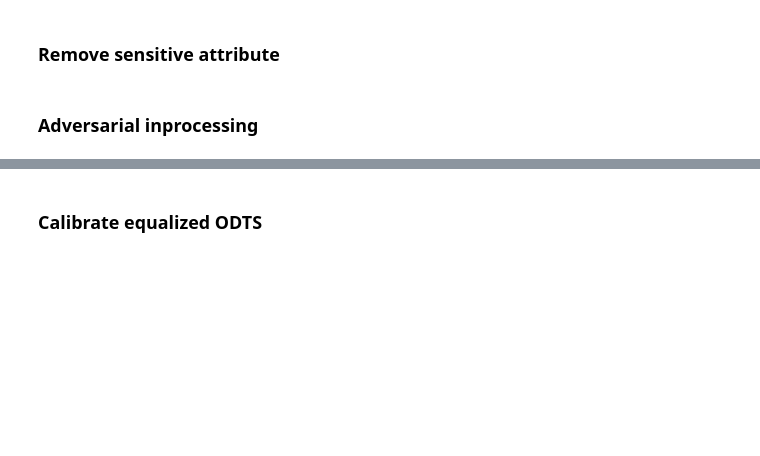
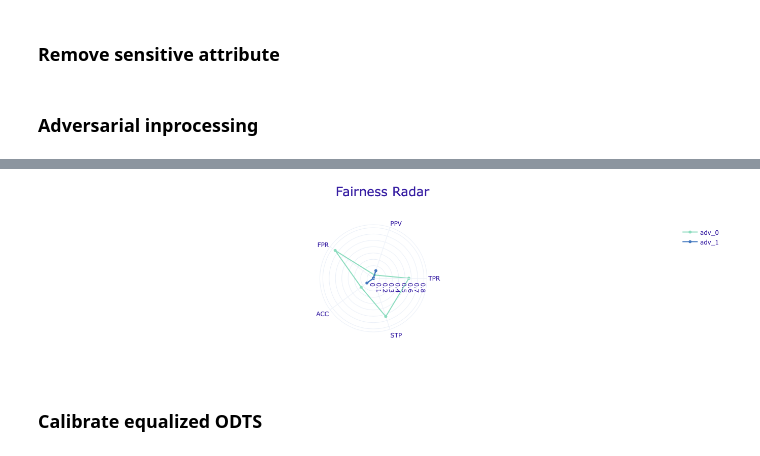
Before and after one commit to datacraft-paris/ethical-ai-toolkit, a Jupyter notebook: notebooks/ethical_ai.ipynb, the cells around one changed output, grey strips where cells are left out. Saved outputs shown, nothing was run; the diff lists cells and outputs as text; code cells hidden in the pictures; blank space fills up the shorter version.

```diff
--- a/notebooks/ethical_ai.ipynb
+++ b/notebooks/ethical_ai.ipynb
@@ -293,0 +368,36 @@ fairness_decisiontree.plot()
+# %%
+models = []
+for adv_weight in ['no_adv', 'adv']:
+    if adv_weight == 'no_adv':
+        models.append(
+
+                        Pipeline(steps=[
+                            ('preprocessor', preprocessor),
+                            ('toframe', ToFrame()),
+                            ('classifier', DecisionTreeClassifier(max_depth=7, random_state=123))
+                        ])
+                     )
+    else:
+        models.append(
+                    Pipeline(steps=[
+                        ('preprocessor', preprocessor),
+                        ('toframe', ToFrame()),
+                        ('adv', AdversarialDebiasing(prot_attr='passthrough__youth',
+                                                     debias=True
+                                                    ))
+                            ])
+                 )
+# %%
+models_expl = []
+for model in models:
+    model.fit(X_train, y_train)
+    models_expl.append(
+                        dx.Explainer(model, X_test, y_test, verbose=False)
+    )
+# %%
+fobj = []
+for i, expl in enumerate(models_expl):
+    fobj.append(
+                expl.model_fairness(protected=protected, privileged=privileged)
+    )
+    fobj[-1].label ='adv_{}'.format(i)
@@ -294,3 +424,7 @@ fairness_decisiontree.plot()
+# %%
+fobj[0].plot(objects=[fobj[1]], type = "radar")
+# %% [output]
+[figure, added]
 # %% [markdown]
 ### Calibrate equalized ODTS
 # %% [markdown]
```
Also changed, not shown: parts of 15 cells of this notebook.
